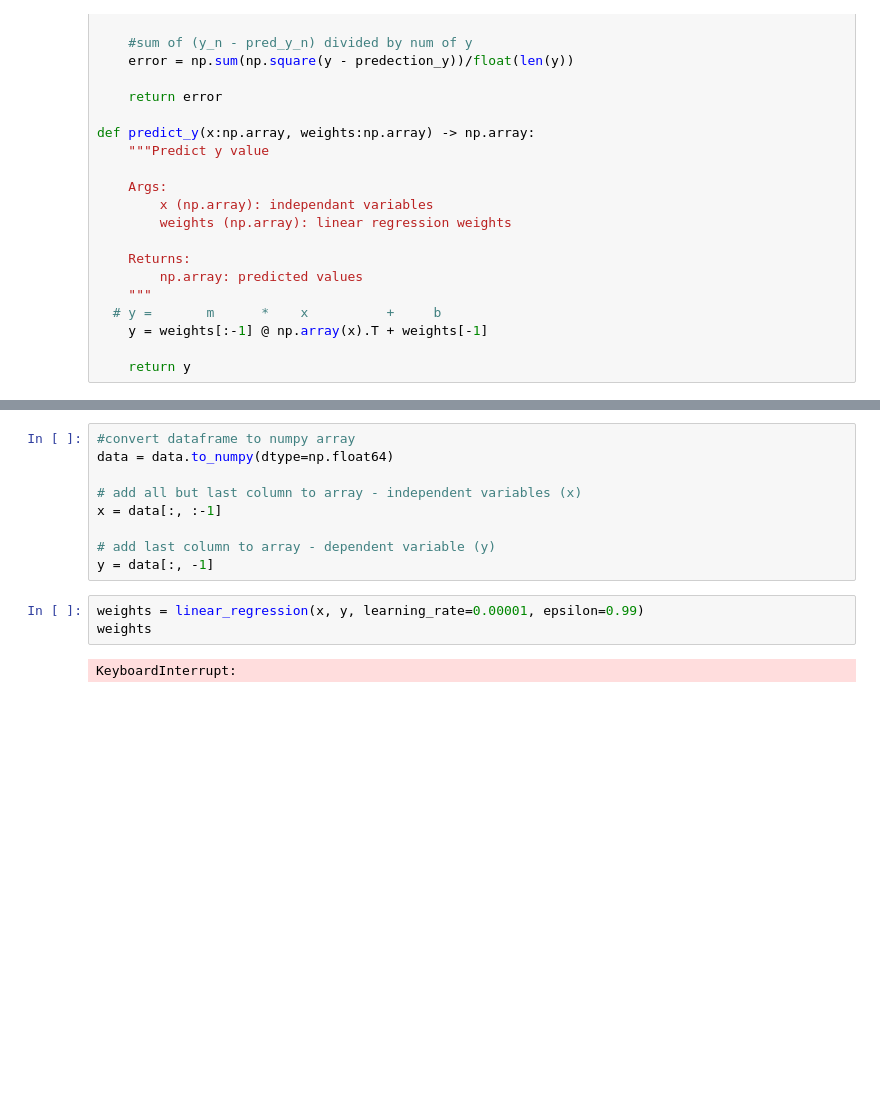
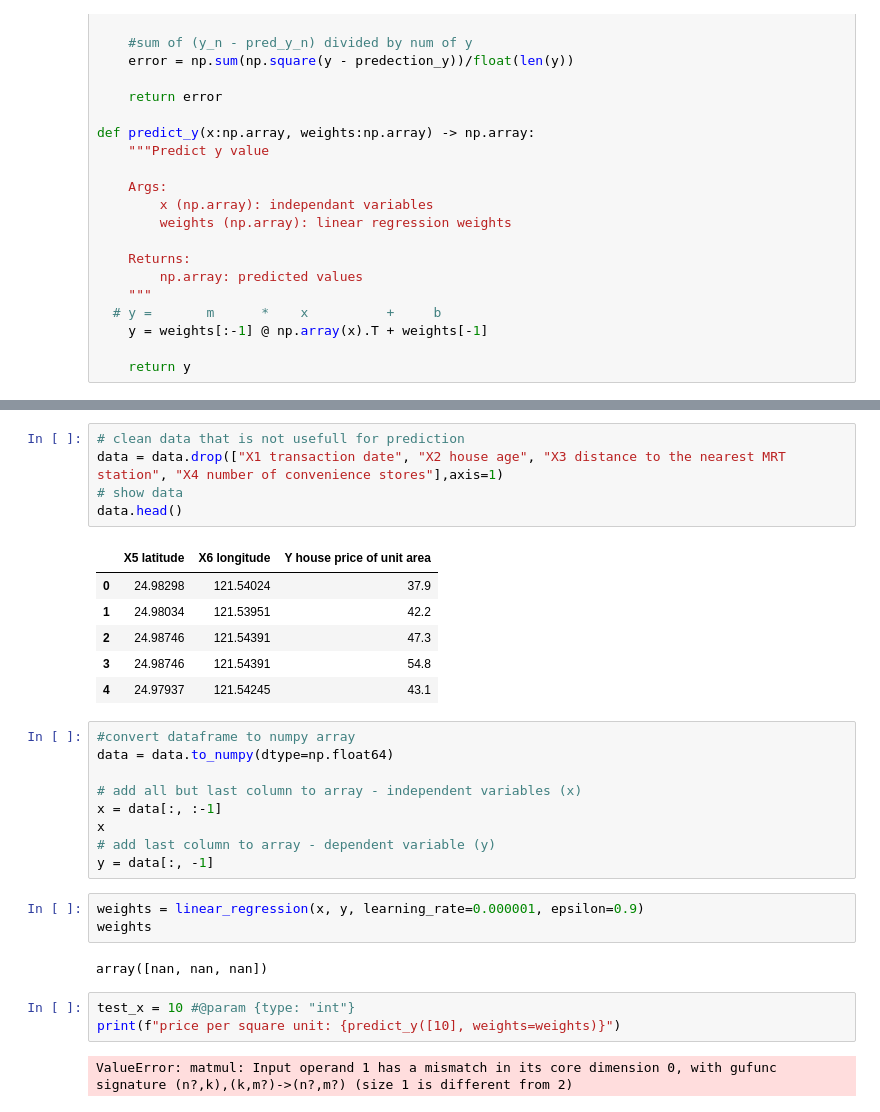
Before and after one commit to vikas-movva/Linear-Regression, a Jupyter notebook: Linear-Regression.ipynb, the cells around one changed output, grey strips where cells are left out. Drawn from its saved outputs; the diff is of its cells as text; blank space fills up the shorter version.

```diff
--- a/Linear-Regression.ipynb
+++ b/Linear-Regression.ipynb
@@ -95,14 +132,31 @@ data
+# %%
+# clean data that is not usefull for prediction
+data = data.drop(["X1 transaction date", "X2 house age", "X3 distance to the nearest MRT station", "X4 number of convenience stores"],axis=1)
+# show data
+data.head()
+# %% [output]
+|  | X5 latitude | X6 longitude | Y house price of unit area |
+| 0 | 24.98298 | 121.54024 | 37.9 |
+| 1 | 24.98034 | 121.53951 | 42.2 |
+| 2 | 24.98746 | 121.54391 | 47.3 |
+| 3 | 24.98746 | 121.54391 | 54.8 |
+| 4 | 24.97937 | 121.54245 | 43.1 |
 # %%
 #convert dataframe to numpy array
 data = data.to_numpy(dtype=np.float64)
 
 # add all but last column to array - independent variables (x)
 x = data[:, :-1]
-
+x
 # add last column to array - dependent variable (y)
 y = data[:, -1]
 # %%
-weights = linear_regression(x, y, learning_rate=0.00001, epsilon=0.99)
+weights = linear_regression(x, y, learning_rate=0.000001, epsilon=0.9)
 weights
 # %% [output]
-KeyboardInterrupt:
+array([nan, nan, nan])
+# %%
+test_x = 10 #@param {type: "int"}
+print(f"price per square unit: {predict_y([10], weights=weights)}")
+# %% [output]
+ValueError: matmul: Input operand 1 has a mismatch in its core dimension 0, with gufunc signature (n?,k),(k,m?)->(n?,m?) (size 1 is different from 2)
```
Also changed, not shown: parts of 4 cells of this notebook.
